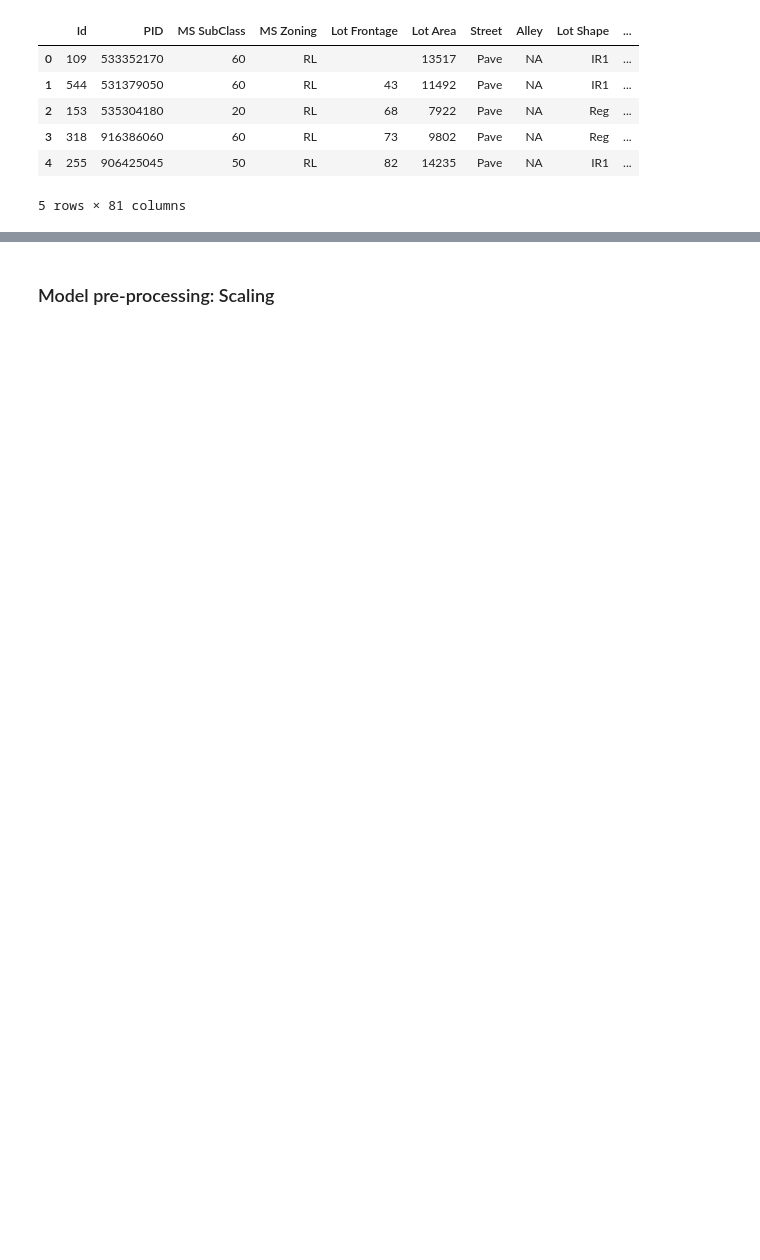
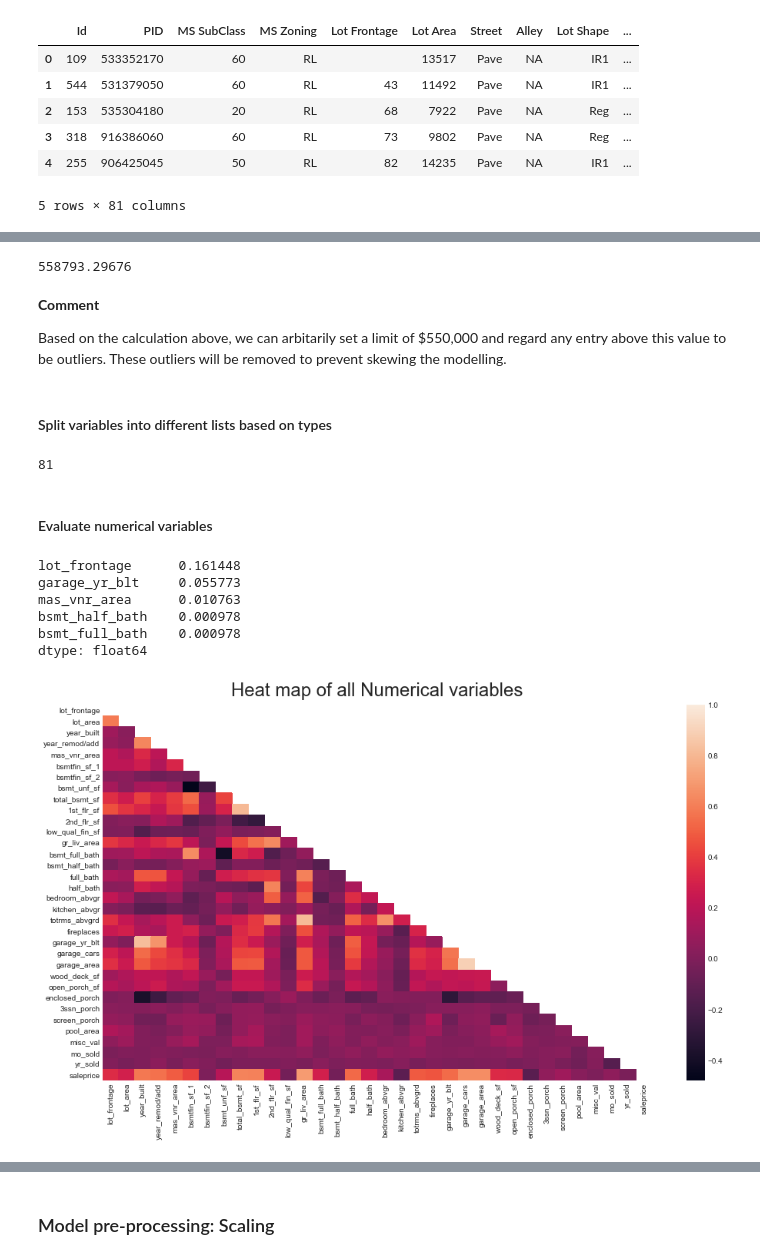
Before and after one commit to JunyuanLin/dsiprojects, a Jupyter notebook: Project_2_Reg_Challenge/code/regression_challenge_notebook.ipynb, the cells around one changed output, grey strips where cells are left out. Cells and saved outputs as stored; diff of their text form; code cells hidden in the pictures; blank space fills up the shorter version.

```diff
--- a/Project_2_Reg_Challenge/code/regression_challenge_notebook.ipynb
+++ b/Project_2_Reg_Challenge/code/regression_challenge_notebook.ipynb
@@ -290,0 +298,57 @@ X_train, X_test, y_train, y_test = train_test_split(X,y)
+# %%
+162500 + (5*79258.659352) # Value at 5 standard deviations above median
+# %% [output]
+558793.29676
+# %% [markdown]
+**Comment**
+
+Based on the calculation above, we can arbitarily set a limit of $550,000 and regard any entry above this value to be outliers. These outliers will be removed to prevent skewing the modelling.
+# %%
+df_train = df_train[(df_train['saleprice'] < 550000)]
+# %% [markdown]
+#### Split variables into different lists based on types
+# %%
+# Define ordinal variables
+ord_cols = ['lot_shape', 'utilities', 'land_slope',
+            'overall_qual', 'overall_cond', 'exter_qual',
+            'exter_cond', 'bsmt_qual', 'bsmt_cond',
+            'bsmt_exposure', 'bsmtfin_type_1', 'bsmtfin_type_2',
+            'heating_qc', 'central_air', 'electrical',
+            'kitchen_qual', 'functional', 'fireplace_qu',
+            'garage_finish', 'garage_qual', 'garage_cond',
+            'paved_drive', 'pool_qc', 'fence']
+# %%
+# Define nominal variables
+nom_cols = [col for col in df_train.columns if df_train[col].dtype == np.object]
+# %%
+# Define numerical columns.
+num_cols = list(df_train.drop(['id'] + ord_cols + nom_cols,axis=1).columns)
+# %%
+# Verify all variables are accounted for
+len(['id'] + ord_cols + nom_cols + num_cols)
+# %% [output]
+81
+# %% [markdown]
+#### Evaluate numerical variables
+# %%
+# View percentage of null values, sorted from highest to lowest
+df_train[num_cols].isnull().mean().sort_values(ascending=False).head()
+# %% [output]
+lot_frontage      0.161448
+garage_yr_blt     0.055773
+mas_vnr_area      0.010763
+bsmt_half_bath    0.000978
+bsmt_full_bath    0.000978
+dtype: float64
+# %%
+# Plot correlation heatmap of numerical variables
+plt.style.use('seaborn-white')
+plt.figure(figsize=(16,9))
+mask_size = len(num_cols)
+mask = np.zeros((mask_size,mask_size))
+mask[np.triu_indices_from(mask)] = True
+
+plt.title('Heat map of all Numerical variables',size=24, y=1.01)
+sns.heatmap(df_train[num_cols].corr(),mask=mask);
+# %% [output]
+[figure, added]
```
Also changed, not shown: parts of 162 cells of this notebook, 6 other files.
